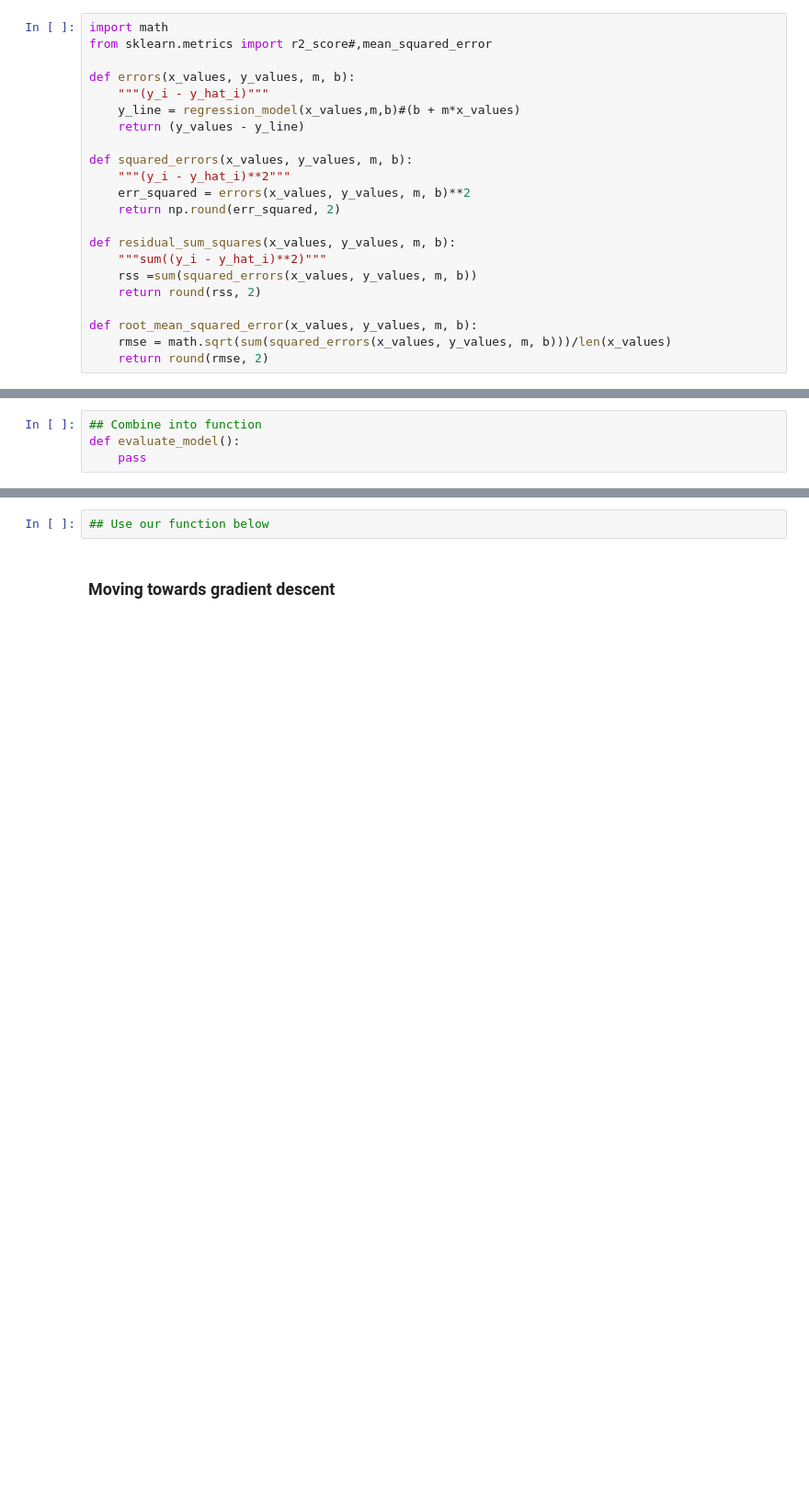
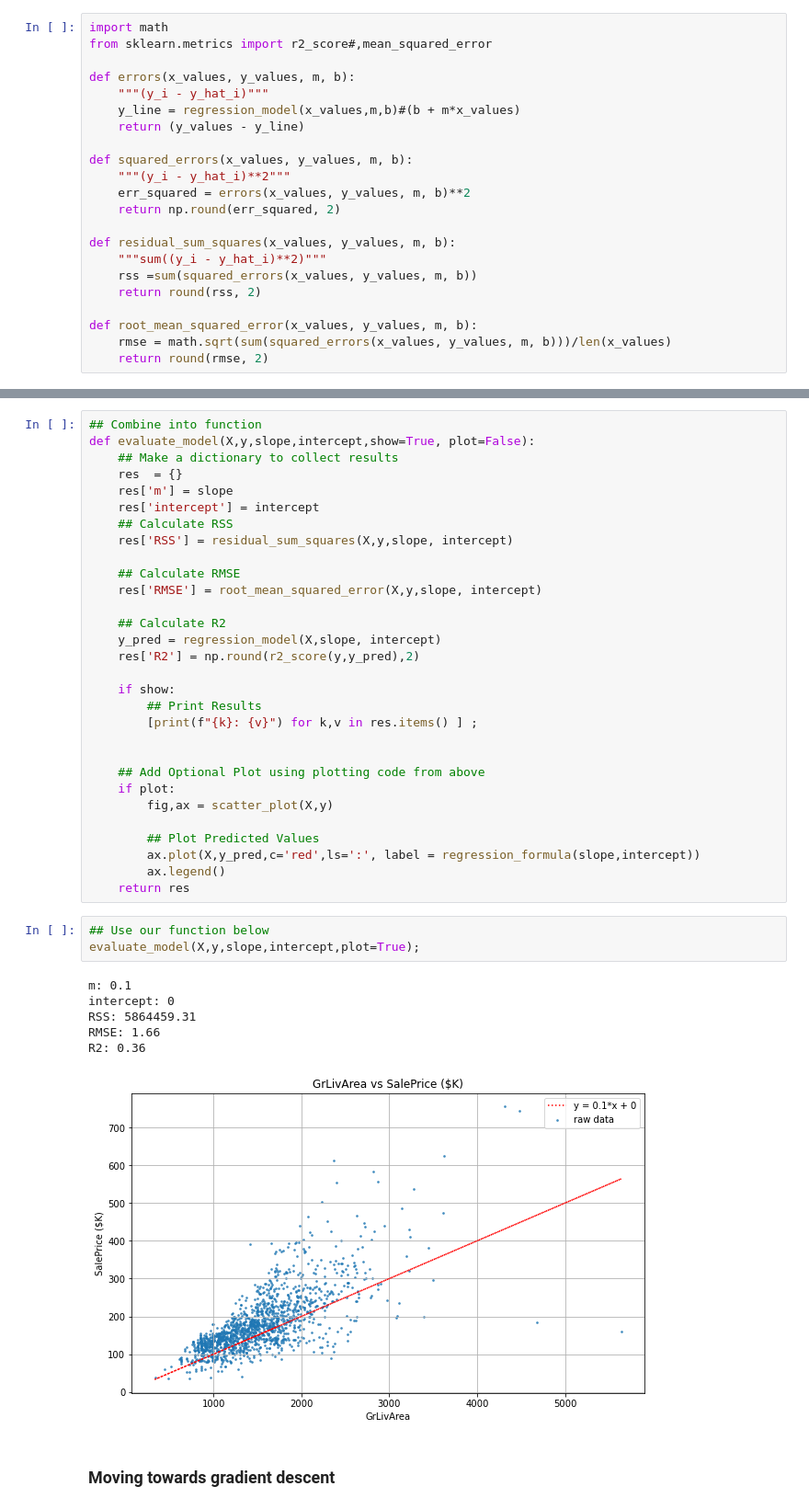
Before and after one commit to flatiron-school/Online-DS-FT-022221-Cohort-Notes, a Jupyter notebook: Phase_3/topic_23_calculus_gradient_descent/topic_23_gradient_descent_SG.ipynb, the cells around one changed output, grey strips where cells are left out. Shown at 92% size. Saved outputs shown, nothing was run; the diff lists cells and outputs as text; blank space fills up the shorter version.

```diff
--- a/Phase_3/topic_23_calculus_gradient_descent/topic_23_gradient_descent_SG.ipynb
+++ b/Phase_3/topic_23_calculus_gradient_descent/topic_23_gradient_descent_SG.ipynb
@@ -407,4 +405,0 @@ def root_mean_squared_error(x_values, y_values, m, b):
-# %%
-## Combine into function
-def evaluate_model():
-    pass
@@ -411,5 +429,43 @@ def evaluate_model():
+# %%
+## Combine into function
+def evaluate_model(X,y,slope,intercept,show=True, plot=False):
+    ## Make a dictionary to collect results
+    res  = {}
+    res['m'] = slope
+    res['intercept'] = intercept
+    ## Calculate RSS
+    res['RSS'] = residual_sum_squares(X,y,slope, intercept)
+
+    ## Calculate RMSE
+    res['RMSE'] = root_mean_squared_error(X,y,slope, intercept)
+
+    ## Calculate R2
+    y_pred = regression_model(X,slope, intercept)
+    res['R2'] = np.round(r2_score(y,y_pred),2)
+
+    if show:
+        ## Print Results
+        [print(f"{k}: {v}") for k,v in res.items() ] ;
+
+
+    ## Add Optional Plot using plotting code from above
+    if plot:
+        fig,ax = scatter_plot(X,y)
+
+        ## Plot Predicted Values
+        ax.plot(X,y_pred,c='red',ls=':', label = regression_formula(slope,intercept))
+        ax.legend()
+    return res
 # %%
 ## Use our function below
+evaluate_model(X,y,slope,intercept,plot=True);
+# %% [output]
+m: 0.1
+intercept: 0
+RSS: 5864459.31
+RMSE: 1.66
+R2: 0.36
+[figure, added]
 # %% [markdown]
 ### Moving towards gradient descent
 # %% [markdown]
```
Also changed, not shown: parts of 22 cells of this notebook, 11 other files.
